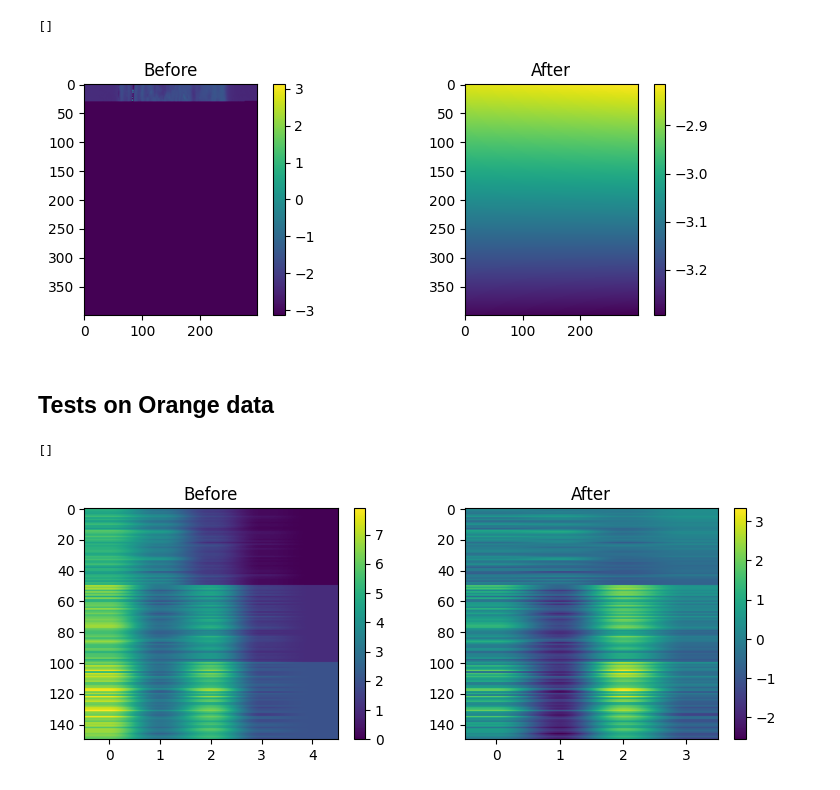
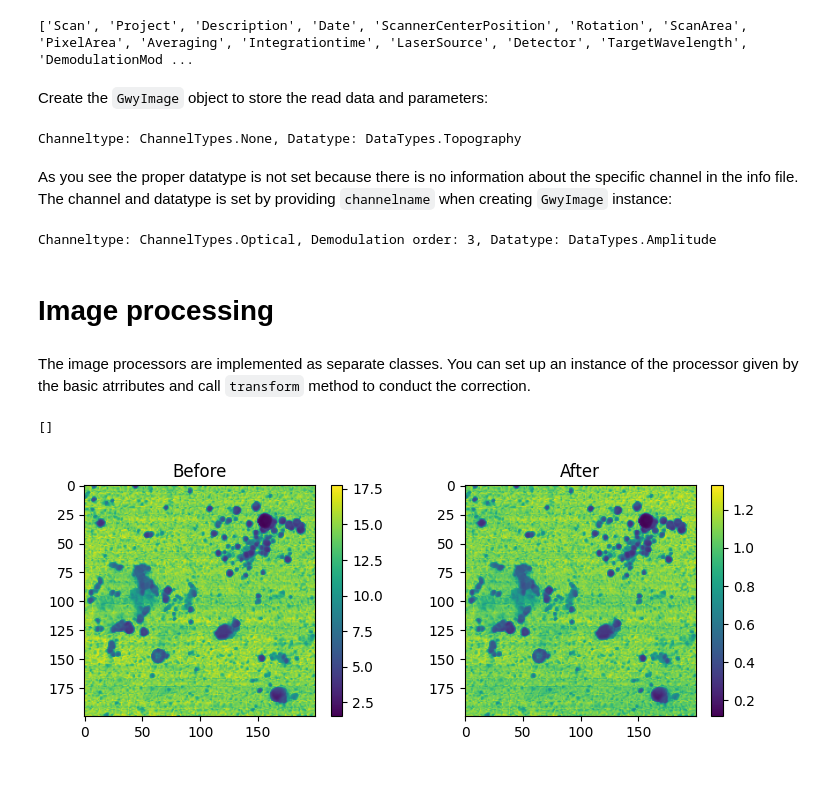
Before and after one commit to ngergihun/pySNOM, a Jupyter notebook: pySNOM/examples/imageprocess.ipynb, the cells around one changed output. Saved outputs shown, nothing was run; the diff lists cells and outputs as text; code cells hidden in the pictures.

```diff
--- a/pySNOM/examples/imageprocess.ipynb
+++ b/pySNOM/examples/imageprocess.ipynb
@@ -35,53 +37,55 @@ Data offset: 4.588406276576121e-05
+# %%
+finfo = 'datasets/testinfofile.txt'
+info_reader = readers.NeaInfoReader(os.path.join(pySNOM.__path__[0], finfo))
+infodict = info_reader.read()
+
+print(list(infodict.keys()))
+# %% [output]
+['Scan', 'Project', 'Description', 'Date', 'ScannerCenterPosition', 'Rotation', 'ScanArea', 'PixelArea', 'Averaging', 'Integrationtime', 'LaserSource', 'Detector', 'TargetWavelength', 'DemodulationMod ...
+# %% [markdown]
+Create the `GwyImage` object to store the read data and parameters:
+# %%
+imageobj = images.GwyImage(gsfdata, info=infodict)
+print(f'Channeltype: {imageobj.channeltype}, Datatype: {imageobj.datatype}')
+# %% [output]
+Channeltype: ChannelTypes.None, Datatype: DataTypes.Topography
+# %% [markdown]
+As you see the proper datatype is not set because there is no information about the specific channel in the info file. The channel and datatype is set by providing `channelname` when creating `GwyImage` instance:
+# %%
+channel_name = 'O3A raw'
+imageobj = images.GwyImage(gsfdata, info=infodict)
+imageobj.channel = channel_name
+
+print(f'Channeltype: {imageobj.channeltype}, Demodulation order: {imageobj.order}, Datatype: {imageobj.datatype}')
+# %% [output]
+Channeltype: ChannelTypes.Optical, Demodulation order: 3, Datatype: DataTypes.Amplitude
+# %% [markdown]
+# Image processing
+# %% [markdown]
+The image processors are implemented as separate classes. You can set up an instance of the processor given by the basic atrributes and call `transform` method to conduct the correction.
 # %%
-import matplotlib.pyplot as plt
+
+# transformer = images.LineLevel(method='median',datatype=imageobj.datatype)
+# transformer = images.RotatePhase(degree=90.0)
+# d = transformer.transform(imageobj.data)
+
+transformer = images.BackgroundPolyFit(xorder=1,yorder=1,datatype=imageobj.datatype)
+# transformer = images.BackgroundPolyFit(xorder=1,yorder=1,datatype=images.DataTypes.Phase)
+d, b = transformer.transform(imageobj.data)
+
 # Plotting the BEFORE
 px = 1/plt.rcParams['figure.dpi']
 fig, (ax1, ax2) = plt.subplots(1,2,figsize=(900*px, 300*px))
-im1 = ax1.imshow(phaseimage.data)
+im1 = ax1.imshow(imageobj.data)
 ax1.set_title('Before')
 fig.colorbar(im1,ax=ax1)
 
-# Processing
-
-# transformer = images.RotatePhase(degree=0.0)
-transformer = images.BackgroundPolyFit(xorder=1,yorder=1)
-d, b = transformer.transform(phaseimage.data)
-
 # Plotting the AFTER
-im2= ax2.imshow(b)
+im2= ax2.imshow(d)
 ax2.set_title('After')
 fig.colorbar(im2,ax=ax2)
 
 plt.plot()
 # %% [output]
 []
-[figure, old version]
+[figure, new version]
-# %% [markdown]
-## Tests on Orange data
-# %%
-import Orange
-import matplotlib.pyplot as plt
-from pySNOM import readers, images
-
-# Orange data
-data = Orange.data.Table("iris")
-# Plotting the BEFORE
-px = 1/plt.rcParams['figure.dpi']
-fig, (ax1, ax2) = plt.subplots(1,2,figsize=(900*px, 300*px))
-im1 = ax1.imshow(data,aspect='auto')
-ax1.set_title('Before')
-fig.colorbar(im1,ax=ax1)
-
-# Processing
-transformer = images.BackgroundPolyFit(xorder=1,yorder=1)
-newdata, b = transformer.transform(data.X)
-
-# Plotting the AFTER
-im2= ax2.imshow(newdata, aspect='auto')
-ax2.set_title('After')
-fig.colorbar(im2,ax=ax2)
-
-plt.plot()
-# %% [output]
-[]
-[figure, removed]
```
Also changed, not shown: parts of 8 cells of this notebook, 8 other files.
